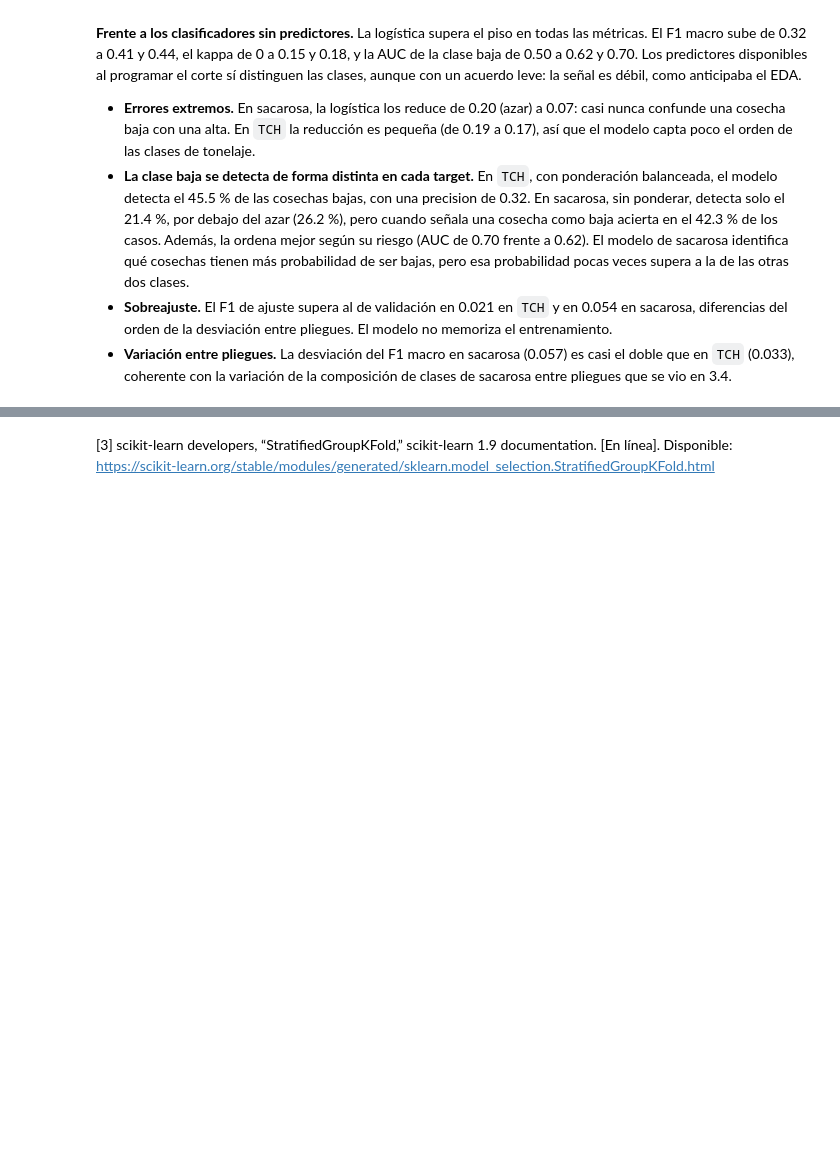
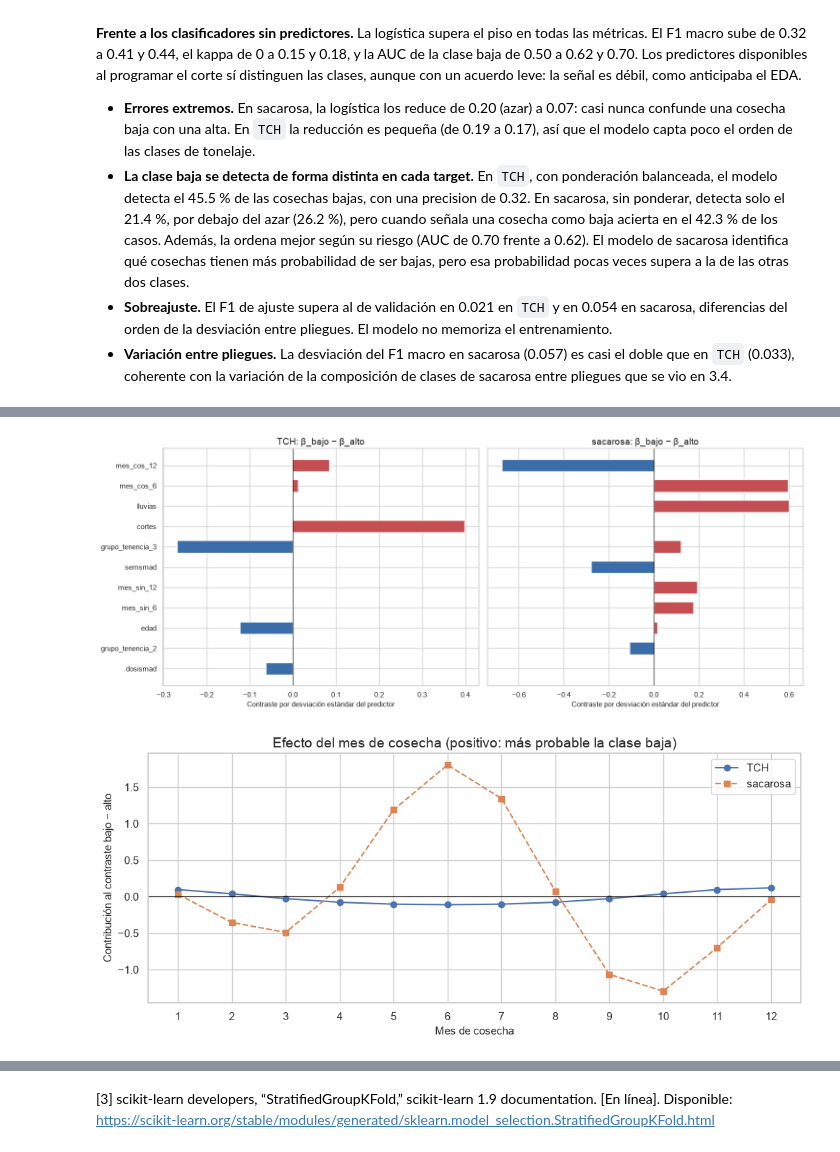
Before and after one commit to juanestebancg2806/sugarcane-yield-quality-prediction, a Jupyter notebook: 03_comparacion_modelos_ipsa.ipynb, the cells around one changed output, grey strips where cells are left out. Cells and saved outputs as stored; diff of their text form; code cells hidden in the pictures; blank space fills up the shorter version.

```diff
--- a/03_comparacion_modelos_ipsa.ipynb
+++ b/03_comparacion_modelos_ipsa.ipynb
@@ -1656,0 +1669,78 @@ sacarosa | Regresión logística: búsqueda cargada de resultados/clf_log_sac.jo
+# %%
+# 5.2 Coeficientes de la logística elegida: contraste bajo − alto, selección por L1 y estabilidad en los 15 pliegues
+from sklearn.base import clone
+
+CLASE_ALTA = CLASES.index("alto")  # 2
+COLUMNAS_MES = columnas_armonicos
+COLUMNAS_INDICADORAS = ["grupo_tenencia_2", "grupo_tenencia_3"]
+
+
+def coeficientes_por_clase(pipeline):
+    """Coeficientes del modelo final por clase (filas) y columna de la matriz de diseño (columnas)."""
+    modelo = pipeline.named_steps["modelo"]
+    return pd.DataFrame(modelo.coef_, index=modelo.classes_, columns=COLUMNAS_DISENO)
+
+
+tablas_coeficientes, contrastes_finales, escaladores_finales = {}, {}, {}
+for target in COLUMNA_CODIGO:
+    modelo_final = busquedas[(MODELO_REFERENCIA, target)].best_estimator_
+    coeficientes = coeficientes_por_clase(modelo_final)
+    contraste = coeficientes.loc[CLASE_BAJA] - coeficientes.loc[CLASE_ALTA]
+
+    # Estabilidad: la configuración elegida, ajustada en la parte de ajuste de cada uno de los 15 pliegues
+    datos = datos_por_target[target]
+    contrastes_pliegues = []
+    for ajuste, _ in datos.pliegues:
+        modelo_pliegue = clone(modelo_final).fit(datos.X_train.iloc[ajuste], datos.y_train.iloc[ajuste])
+        coeficientes_pliegue = coeficientes_por_clase(modelo_pliegue)
+        contrastes_pliegues.append(coeficientes_pliegue.loc[CLASE_BAJA] - coeficientes_pliegue.loc[CLASE_ALTA])
+    contrastes_pliegues = pd.DataFrame(contrastes_pliegues)
+
+    # Desviación estándar de cada columna en unidades originales (la del escalado ajustado con el entrenamiento)
+    escalador = modelo_final.named_steps["preprocesamiento"].named_steps["escalado"]
+    desviacion_original = pd.Series(escalador.scale_, index=COLUMNAS_DISENO)
+    desviacion_original[COLUMNAS_MES + COLUMNAS_INDICADORAS] = np.nan  # sin lectura natural en unidades
+
+    tabla = pd.DataFrame({
+        "β_bajo − β_alto": contraste,
+        "Razón de odds": np.exp(contraste),
+        "Eliminada por L1": (coeficientes == 0).all(axis=0),
+        "Pliegues con contraste ≠ 0": (contrastes_pliegues != 0).sum(),
+        "Pliegues con el signo del modelo final": (np.sign(contrastes_pliegues) == np.sign(contraste)).sum(),
+        "Desviación estándar (unidades originales)": desviacion_original,
+    })
+    tablas_coeficientes[target] = tabla.reindex(contraste.abs().sort_values(ascending=False).index)
+    contrastes_finales[target], escaladores_finales[target] = contraste, escalador
+    print(f"\n{target}: {int(tabla['Eliminada por L1'].sum())} de {len(tabla)} columnas eliminadas por L1")
+    display(tablas_coeficientes[target].round(3))
+
+# Contraste de cada columna en los dos targets, en el mismo orden (de mayor a menor contraste absoluto promedio)
+COLOR_BAJO, COLOR_ALTO = "#C44E52", "#3B6EA8"  # hacia la clase baja / hacia la clase alta
+orden_columnas = (pd.DataFrame(contrastes_finales).abs().mean(axis=1).sort_values().index)
+fig, ejes = plt.subplots(1, 2, figsize=(15, 6), sharey=True)
+for eje, target in zip(ejes, COLUMNA_CODIGO):
+    valores = contrastes_finales[target].loc[orden_columnas]
+    eje.barh(orden_columnas, valores, color=np.where(valores > 0, COLOR_BAJO, COLOR_ALTO), height=0.6)
+    eje.axvline(0, color="black", linewidth=0.8)
+    eje.set(title=f"{target}: β_bajo − β_alto", xlabel="Contraste por desviación estándar del predictor")
+plt.tight_layout()
+plt.show()
+
+# Contribución de cada mes al contraste: suma de los contrastes de los armónicos, evaluados en ese mes y escalados
+meses = np.arange(1, 13)
+armonicos_por_mes = pd.DataFrame(ArmonicosMes().fit_transform(meses.reshape(-1, 1)), index=meses,
+                                 columns=COLUMNAS_MES)
+fig, eje = plt.subplots(figsize=(10, 4.5))
+for target, estilo in zip(COLUMNA_CODIGO, ["-o", "--s"]):
+    escalador = escaladores_finales[target]
+    posiciones = [COLUMNAS_DISENO.index(columna) for columna in COLUMNAS_MES]
+    armonicos_escalados = (armonicos_por_mes - escalador.mean_[posiciones]) / escalador.scale_[posiciones]
+    contribucion = armonicos_escalados @ contrastes_finales[target][COLUMNAS_MES]
+    eje.plot(meses, contribucion, estilo, label=target)
+eje.axhline(0, color="black", linewidth=0.8)
+eje.set(xticks=meses, xlabel="Mes de cosecha", ylabel="Contribución al contraste bajo − alto",
+        title="Efecto del mes de cosecha (positivo: más probable la clase baja)")
+eje.legend()
+plt.tight_layout()
+plt.show()
+# %% [output]
@@ -1656,0 +1773,2 @@ sacarosa | Regresión logística: búsqueda cargada de resultados/clf_log_sac.jo
+[figure, added]
+[figure, added]
```
Also changed, not shown: parts of 12 cells of this notebook.
